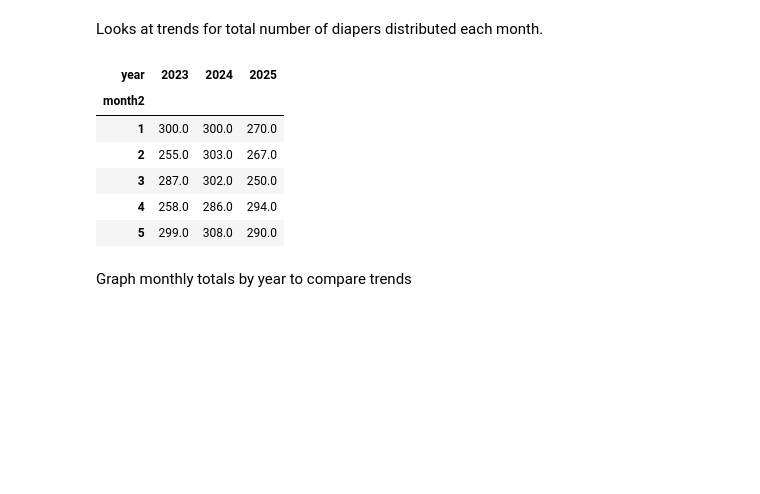
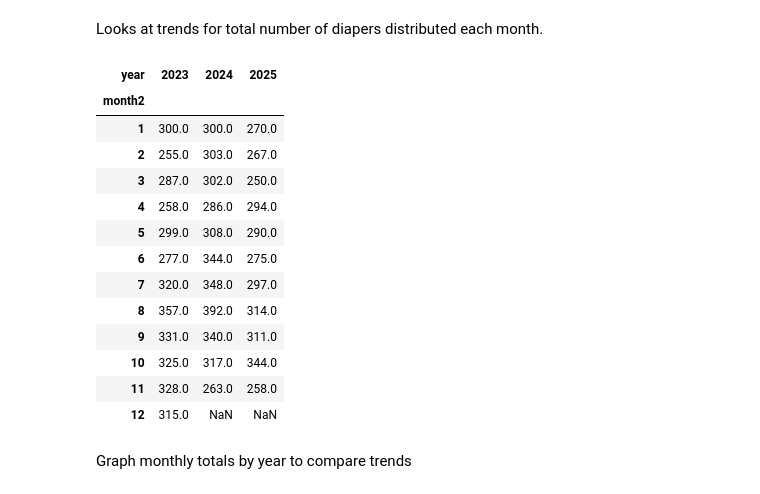
Before and after one commit to reedbc1/Diapers, a Jupyter notebook: diapers.ipynb, the cells around one changed output. Drawn from its saved outputs; the diff is of its cells as text; code cells hidden in the pictures; blank space fills up the shorter version.

```diff
--- a/diapers.ipynb
+++ b/diapers.ipynb
@@ -374,15 +374,22 @@ totals_by_month.loc[12,2025] = np.nan
 # %%
 totals_by_month
 pivot = totals_by_month
-pivot.head()
+pivot
 # %% [output]
 | year | 2023 | 2024 | 2025 |
 | month2 |  |  |  |
 | 1 | 300.0 | 300.0 | 270.0 |
 | 2 | 255.0 | 303.0 | 267.0 |
 | 3 | 287.0 | 302.0 | 250.0 |
 | 4 | 258.0 | 286.0 | 294.0 |
 | 5 | 299.0 | 308.0 | 290.0 |
+| 6 | 277.0 | 344.0 | 275.0 |
+| 7 | 320.0 | 348.0 | 297.0 |
+| 8 | 357.0 | 392.0 | 314.0 |
+| 9 | 331.0 | 340.0 | 311.0 |
+| 10 | 325.0 | 317.0 | 344.0 |
+| 11 | 328.0 | 263.0 | 258.0 |
+| 12 | 315.0 | NaN | NaN |
 # %% [markdown]
 Graph monthly totals by year to compare trends
 # %%
```
Also changed, not shown: parts of 11 cells of this notebook, 2 other files.
